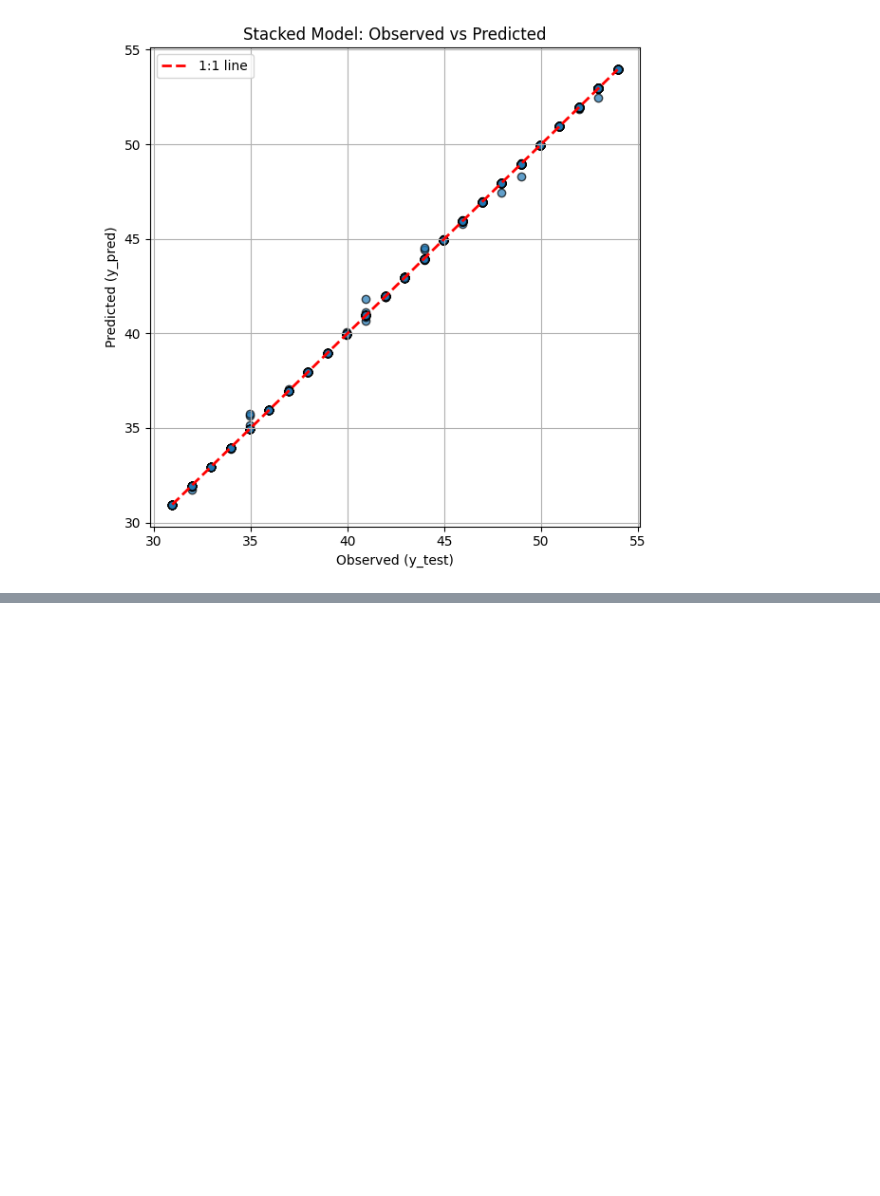
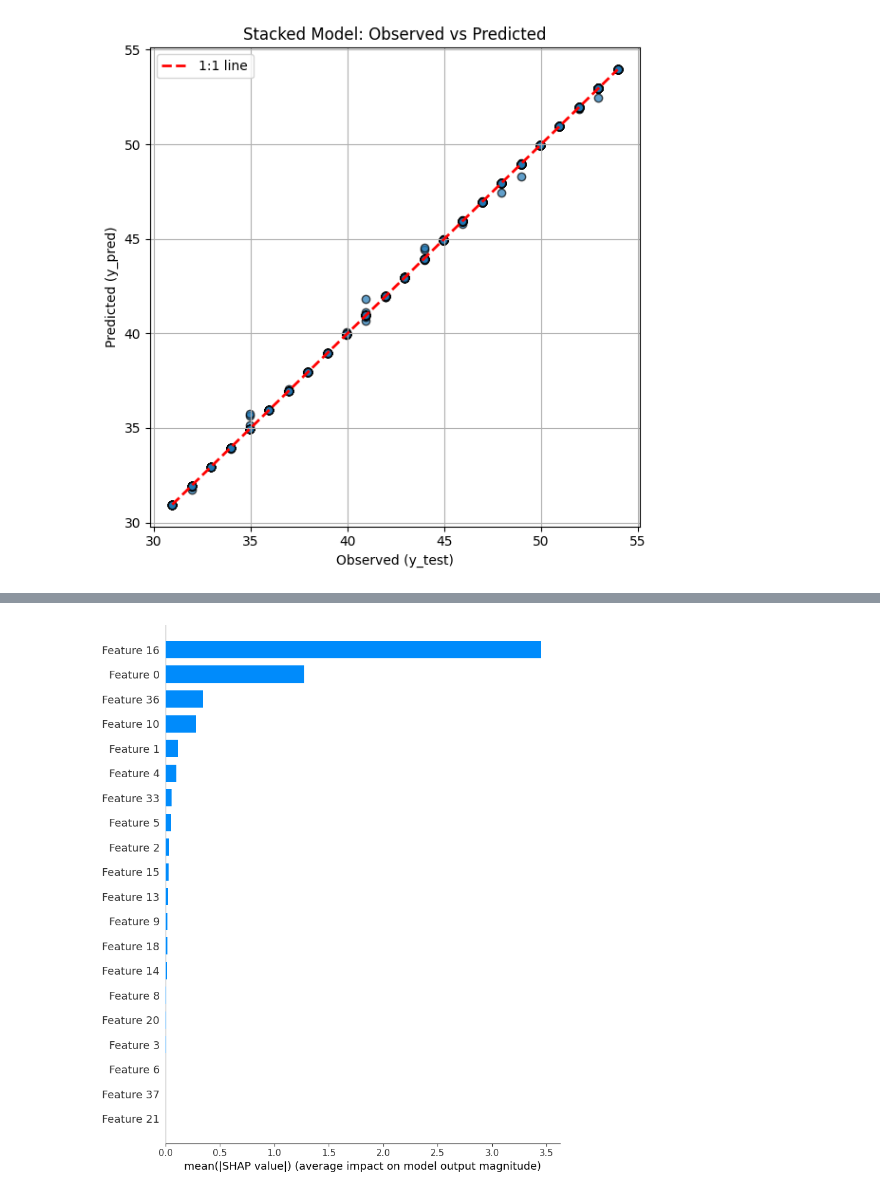
Before and after one commit to ayichimboy/facebook_marketplace, a Jupyter notebook: ensemble/ensemble_predictive_model.ipynb, the cells around one changed output, grey strips where cells are left out. Cells and saved outputs as stored; diff of their text form; code cells hidden in the pictures; blank space fills up the shorter version.

```diff
--- a/ensemble/ensemble_predictive_model.ipynb
+++ b/ensemble/ensemble_predictive_model.ipynb
@@ -367,0 +368,4 @@ shap.summary_plot(
+# %%
+shap.summary_plot(shap_values, X_test, plot_type="bar")
+# %% [output]
+[figure, added]
```
Also changed, not shown: parts of 3 cells of this notebook, 1 other file.
